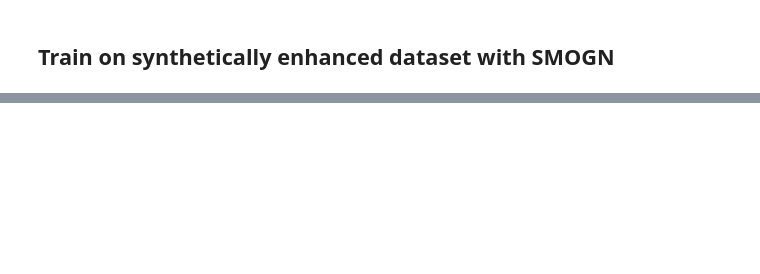
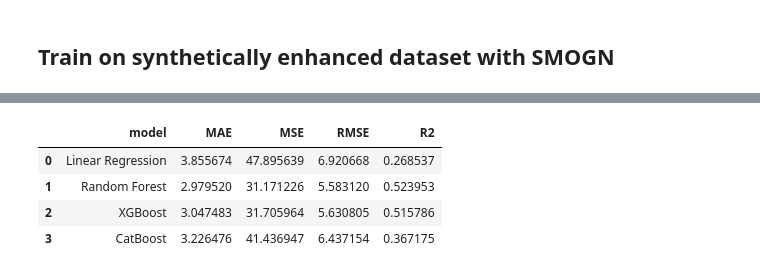
Before and after one commit to TarnishingColors/Thesis_MIMIC-IV_neurological_disorders, a Jupyter notebook: ml/labevents_enhanced_study.ipynb, the cells around one changed output, grey strips where cells are left out. Drawn from its saved outputs; the diff is of its cells as text; code cells hidden in the pictures; blank space fills up the shorter version.

```diff
--- a/ml/labevents_enhanced_study.ipynb
+++ b/ml/labevents_enhanced_study.ipynb
@@ -524,0 +535,16 @@ results_enhanced
+# %%
+from sklearn.feature_selection import RFECV
+from sklearn.linear_model import Lasso
+from sklearn.model_selection import KFold
+
+lasso = Lasso(alpha=0.1, random_state=42)
+
+rfecv_lasso = RFECV(estimator=lasso, step=1, cv=KFold(5), scoring='neg_mean_squared_error')
+rfecv_lasso.fit(X_train_enhanced, y_train_enhanced)
+
+# Results for Lasso
+print(f"Optimal number of features (Lasso): {rfecv_lasso.n_features_}")
+print(f"Selected features (Lasso): {X_train.columns[rfecv_lasso.support_]}")
+
+# X_train_lasso = X_train[X_train.columns[rfecv_lasso.support_]]
+X_train_lasso = rfecv_lasso.transform(X_train_enhanced)
@@ -524,0 +720,5 @@ results_enhanced
+# %%
+import json
+
+with open('data.json') as f:
+    selected_features = json.load(f)
@@ -524,0 +1013,22 @@ results_enhanced
+# %%
+optimized_results = learn_models(
+    models={
+        'Linear Regression': Lasso(alpha=best_alpha),
+        'Random Forest': RandomForestRegressor(
+            **rf_best_params
+        ),
+        'XGBoost': xgb.XGBRegressor(
+            **xgb_best_params
+        ),
+        'CatBoost': CatBoostRegressor(
+            **cb_best_params
+        )
+    },
+    dfs={
+        'Linear Regression': [X_train_lr_lasso_selected, X_test_lr_lasso_selected, y_train, y_test],
+        'Random Forest': [X_train_rf_selected, X_test_rf_selected, y_train, y_test],
+        'XGBoost': [X_train_xgb_selected, X_test_xgb_selected, y_train, y_test],
+        'CatBoost': [X_train_cb_selected, X_test_cb_selected, y_train, y_test],
+    },
+    folder='optimized_train'
+)
@@ -524,0 +1053,8 @@ results_enhanced
+# %%
+optimized_results
+# %% [output]
+|  | model | MAE | MSE | RMSE | R2 |
+| 0 | Linear Regression | 3.855674 | 47.895639 | 6.920668 | 0.268537 |
+| 1 | Random Forest | 2.979520 | 31.171226 | 5.583120 | 0.523953 |
+| 2 | XGBoost | 3.047483 | 31.705964 | 5.630805 | 0.515786 |
+| 3 | CatBoost | 3.226476 | 41.436947 | 6.437154 | 0.367175 |
```
Also changed, not shown: parts of 33 cells of this notebook.
